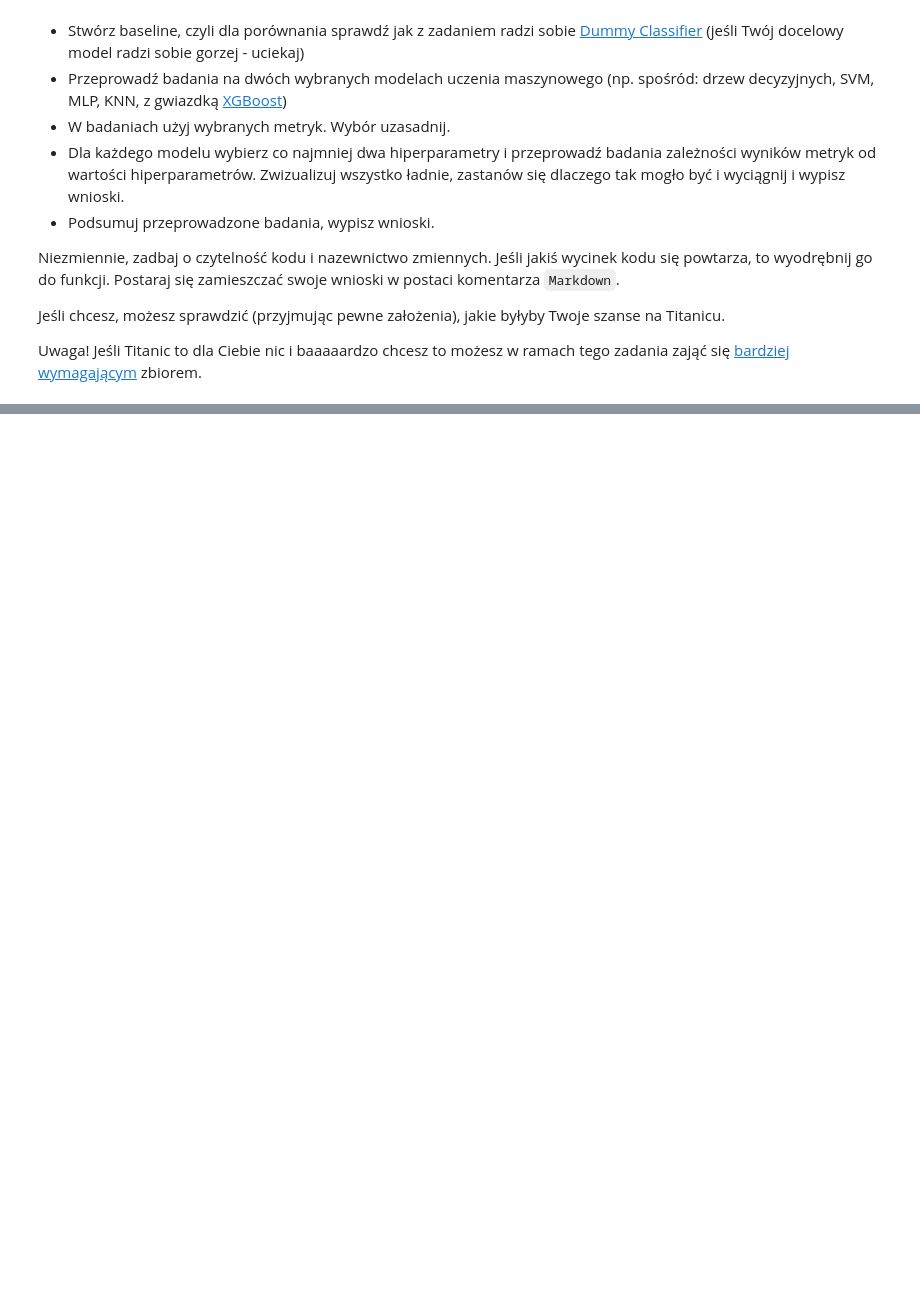
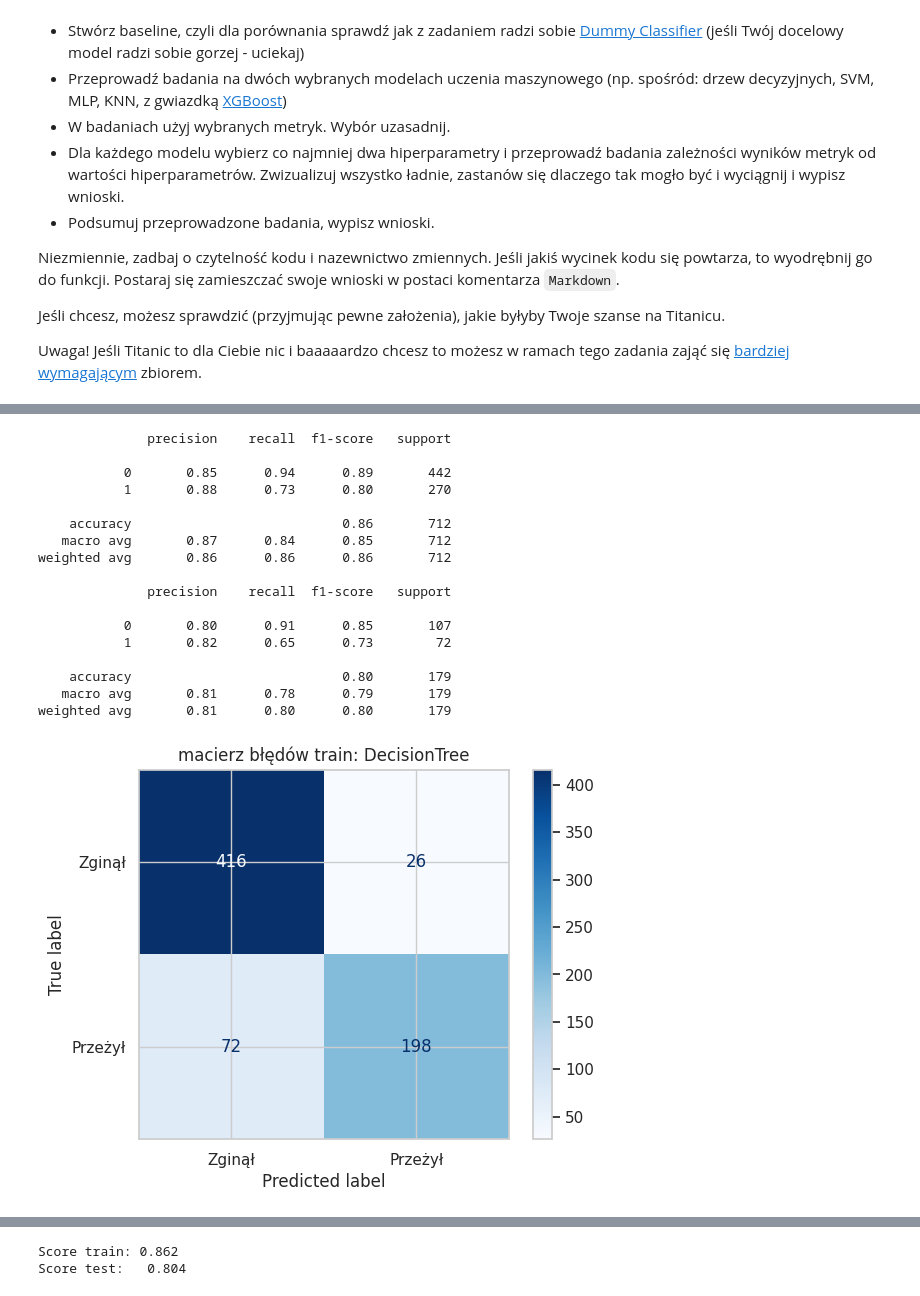
Before and after one commit to Solvro/ml-wakacyjne-wyzwanie-2026, a Jupyter notebook: 02_podstawy_aiml/ML_zadanie.ipynb, the cells around one changed output, grey strips where cells are left out. Saved outputs shown, nothing was run; the diff lists cells and outputs as text; code cells hidden in the pictures; blank space fills up the shorter version.

```diff
--- a/02_podstawy_aiml/ML_zadanie.ipynb
+++ b/02_podstawy_aiml/ML_zadanie.ipynb
@@ -46,0 +101,3 @@ titanic_df['Cabin'].str[0].unique()
+# %%
+# Sex
+titanic_df['Sex'] = titanic_df['Sex'].map({'female': 1, 'male': 0}).astype(int)
@@ -46,0 +106,2 @@ titanic_df['Cabin'].str[0].unique()
+# %%
+X_train, X_test, y_train, y_test = train_test_split(titanic_df.drop('Survived', axis=1), titanic_df['Survived'], train_size=.8, shuffle=True, random_state=2137)
@@ -46,0 +129,8 @@ titanic_df['Cabin'].str[0].unique()
+# %%
+# Embarked
+embarked_mode = X_train['Embarked'].mode()[0]
+
+X_train['Embarked'] = X_train['Embarked'].fillna(embarked_mode)
+X_test['Embarked'] = X_test['Embarked'].fillna(embarked_mode)
+
+X_train.isna().sum().sum() + X_test.isna().sum().sum()
@@ -46,0 +170,6 @@ titanic_df['Cabin'].str[0].unique()
+# %%
+model = DummyClassifier(strategy='uniform')
+model.fit(X_train, y_train)
+y_pred = model.predict(X_test)
+print(classification_report(y_test, y_pred))
+confusion_matrix(y_test, y_pred)
@@ -46,0 +302,53 @@ titanic_df['Cabin'].str[0].unique()
+# %%
+best_pipe = results_df.loc[0]['best pipeline']
+
+y_pred_train = best_pipe.predict(X_train)
+y_pred_test = best_pipe.predict(X_test)
+
+# classification report
+print(classification_report(y_train, y_pred_train))
+print(classification_report(y_test, y_pred_test))
+
+# confusion matrix
+ConfusionMatrixDisplay.from_predictions(
+    y_train,
+    y_pred_train,
+    display_labels=['Zginął', 'Przeżył'],
+    cmap='Blues'
+)
+plt.title(f"macierz błędów train: {results_df.iloc[0]['model']}")
+plt.show()
+ConfusionMatrixDisplay.from_predictions(
+    y_test,
+    y_pred_test,
+    display_labels=['Zginął', 'Przeżył'],
+    cmap='Blues'
+)
+plt.title(f"macierz błędów test: {results_df.iloc[0]['model']}")
+plt.show()
+
+# porównanie score
+score_train = best_pipe.score(X_train, y_train)
+score_test = best_pipe.score(X_test, y_test)
+
+print(f"Score train: {score_train:.3f}")
+print(f"Score test:   {score_test:.3f}")
+# %% [output]
+              precision    recall  f1-score   support
+
+           0       0.85      0.94      0.89       442
+           1       0.88      0.73      0.80       270
+
+    accuracy                           0.86       712
+   macro avg       0.87      0.84      0.85       712
+weighted avg       0.86      0.86      0.86       712
+
+              precision    recall  f1-score   support
+
+           0       0.80      0.91      0.85       107
+           1       0.82      0.65      0.73        72
+
+    accuracy                           0.80       179
+   macro avg       0.81      0.78      0.79       179
+weighted avg       0.81      0.80      0.80       179
+[figure, added]
@@ -46,0 +356,2 @@ titanic_df['Cabin'].str[0].unique()
+Score train: 0.862
+Score test:   0.804
```
Also changed, not shown: parts of 28 cells of this notebook.
